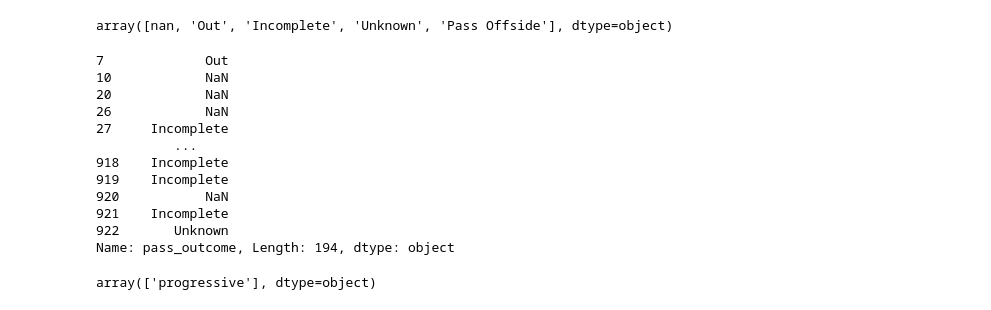
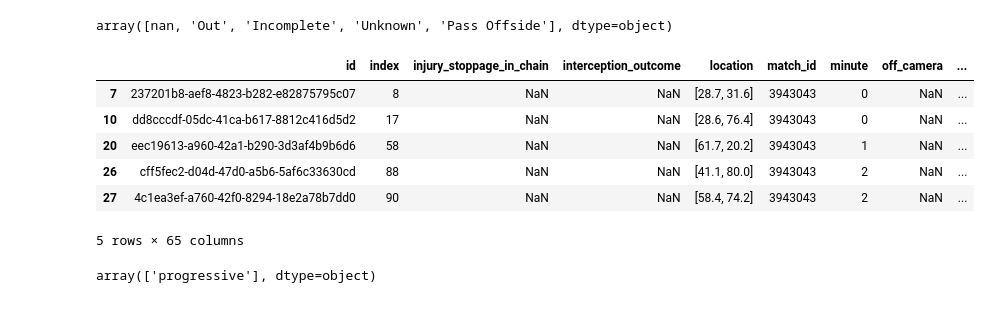
Before and after one commit to angqd/FootballVisualisations, a Jupyter notebook: progPass.ipynb, the cells around one changed output. Saved outputs shown, nothing was run; the diff lists cells and outputs as text; code cells hidden in the pictures.

```diff
--- a/progPass.ipynb
+++ b/progPass.ipynb
@@ -149,23 +149,17 @@ array([nan, 'Out', 'Incomplete', 'Unknown', 'Pass Offside'], dtype=object)
 # %%
 prog_pass_df = labeled_pass_df[labeled_pass_df['pass_category']=='progressive']
 prog_pass_df.team_id.unique()
 team1_id = 768 # England
 team2_id = 772 # Spain
 prog_pass_df.head()
-prog_pass_df.pass_outcome
 # %% [output]
+|  | id | index | injury_stoppage_in_chain | interception_outcome | location | match_id | minute | off_camera | ... |
+| 7 | 237201b8-aef8-4823-b282-e82875795c07 | 8 | NaN | NaN | [28.7, 31.6] | 3943043 | 0 | NaN | ... |
+| 10 | dd8cccdf-05dc-41ca-b617-8812c416d5d2 | 17 | NaN | NaN | [28.6, 76.4] | 3943043 | 0 | NaN | ... |
+| 20 | eec19613-a960-42a1-b290-3d3af4b9b6d6 | 58 | NaN | NaN | [61.7, 20.2] | 3943043 | 1 | NaN | ... |
+| 26 | cff5fec2-d04d-47d0-a5b6-5af6c33630cd | 88 | NaN | NaN | [41.1, 80.0] | 3943043 | 2 | NaN | ... |
+| 27 | 4c1ea3ef-a760-42f0-8294-18e2a78b7dd0 | 90 | NaN | NaN | [58.4, 74.2] | 3943043 | 2 | NaN | ... |
-7             Out
-10            NaN
-20            NaN
-26            NaN
-27     Incomplete
-          ...
-918    Incomplete
-919    Incomplete
-920           NaN
-921    Incomplete
-922       Unknown
-Name: pass_outcome, Length: 194, dtype: object
+5 rows × 65 columns
 # %%
 import numpy as np
 import pandas as pd
```
Also changed, not shown: parts of 4 cells of this notebook, 5 other files.
